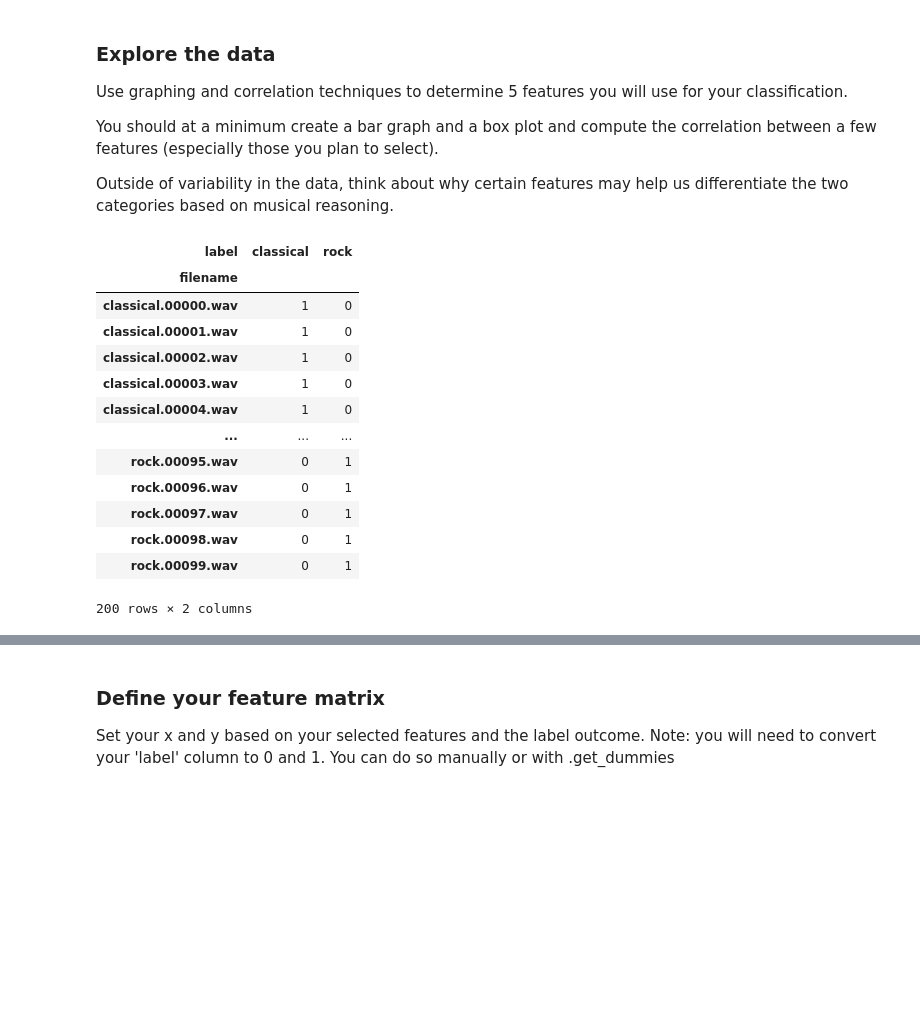
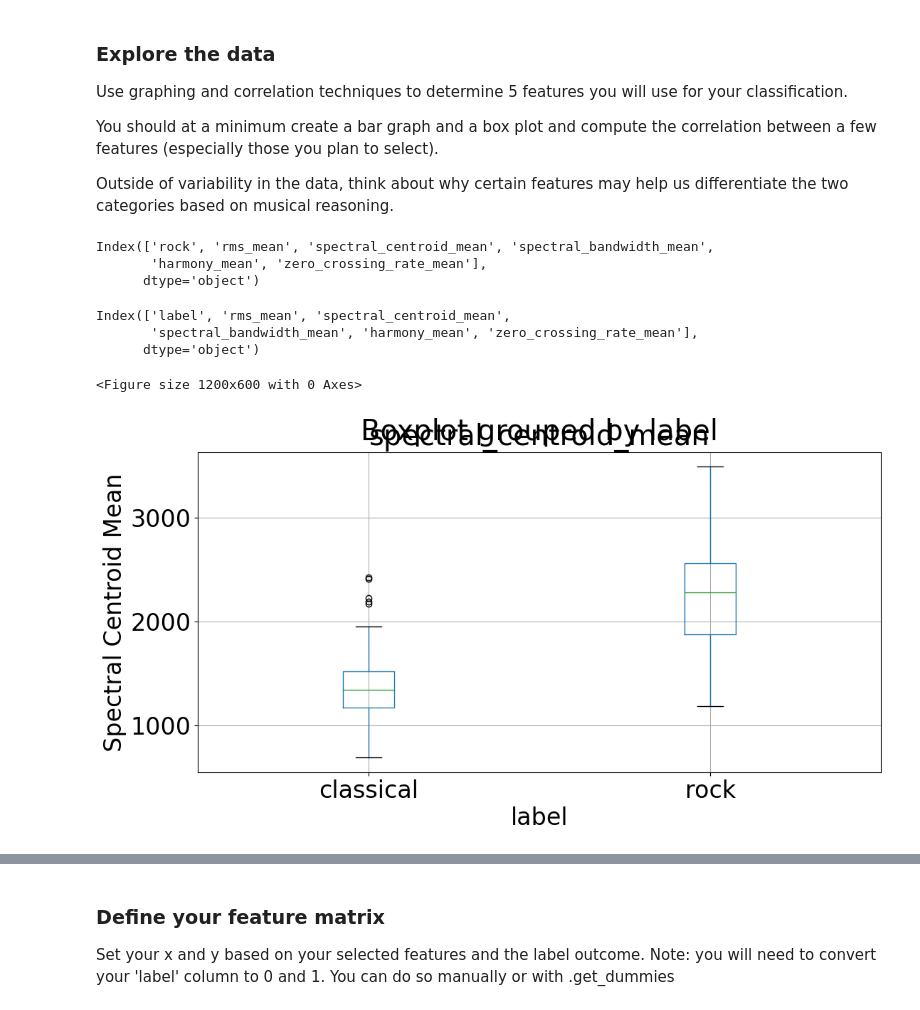
Before and after one commit to 4dfunk/AudioTechII, a Jupyter notebook: Activities/Activity7_PandasRegression.ipynb, the cells around one changed output, grey strips where cells are left out. Drawn from its saved outputs; the diff is of its cells as text; code cells hidden in the pictures; blank space fills up the shorter version.

```diff
--- a/Activities/Activity7_PandasRegression.ipynb
+++ b/Activities/Activity7_PandasRegression.ipynb
@@ -27,24 +27,35 @@ Use graphing and correlation techniques to determine 5 features you will use for
 You should at a minimum create a bar graph and a box plot and compute the correlation between a few features (especially those you plan to select).
 
 Outside of variability in the data, think about why certain features may help us differentiate the two categories based on musical reasoning.
+# %%
+data.columns
+# %% [output]
+Index(['rock', 'rms_mean', 'spectral_centroid_mean', 'spectral_bandwidth_mean',
+       'harmony_mean', 'zero_crossing_rate_mean'],
+      dtype='object')
+# %%
+#chooses 5 spectral features to
+kept_columns = ['label',
+                'rms_mean', 'spectral_centroid_mean', 'spectral_bandwidth_mean',
+                'harmony_mean', 'zero_crossing_rate_mean']
+data = data[kept_columns]
+data.columns
+# %% [output]
+Index(['label', 'rms_mean', 'spectral_centroid_mean',
+       'spectral_bandwidth_mean', 'harmony_mean', 'zero_crossing_rate_mean'],
+      dtype='object')
 # %%
-data.head()
+#narrows genres down to rock and classical
+
 genres = ['rock', 'classical']
 data = data[data['label'].isin(genres)]
 
-pd.crosstab(data['filename'], data['label'])
+#pd.crosstab(data['filename'], data['label'])
-# %% [output]
-| label | classical | rock |
-| filename |  |  |
-| classical.00000.wav | 1 | 0 |
-| classical.00001.wav | 1 | 0 |
-| classical.00002.wav | 1 | 0 |
-| classical.00003.wav | 1 | 0 |
-| classical.00004.wav | 1 | 0 |
-| ... | ... | ... |
-| rock.00095.wav | 0 | 1 |
-| rock.00096.wav | 0 | 1 |
-| rock.00097.wav | 0 | 1 |
-| rock.00098.wav | 0 | 1 |
-| rock.00099.wav | 0 | 1 |
-200 rows × 2 columns
+# %%
+plt.figure()
+data.boxplot(column="spectral_centroid_mean", by="label")
+plt.ylabel("Spectral Centroid Mean")
+plt.show()
+# %% [output]
+<Figure size 1200x600 with 0 Axes>
+[figure, added]
```
Also changed, not shown: parts of 30 cells of this notebook, 1 other file.
